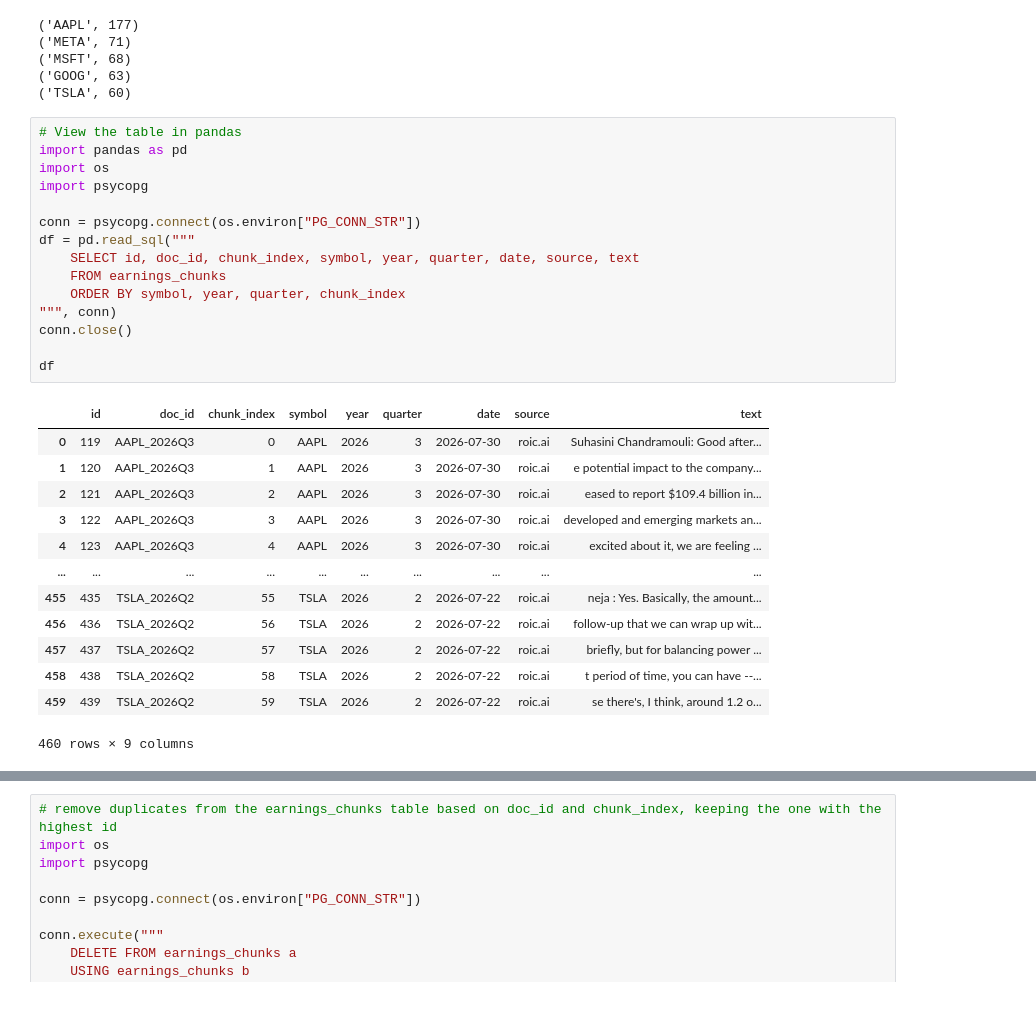
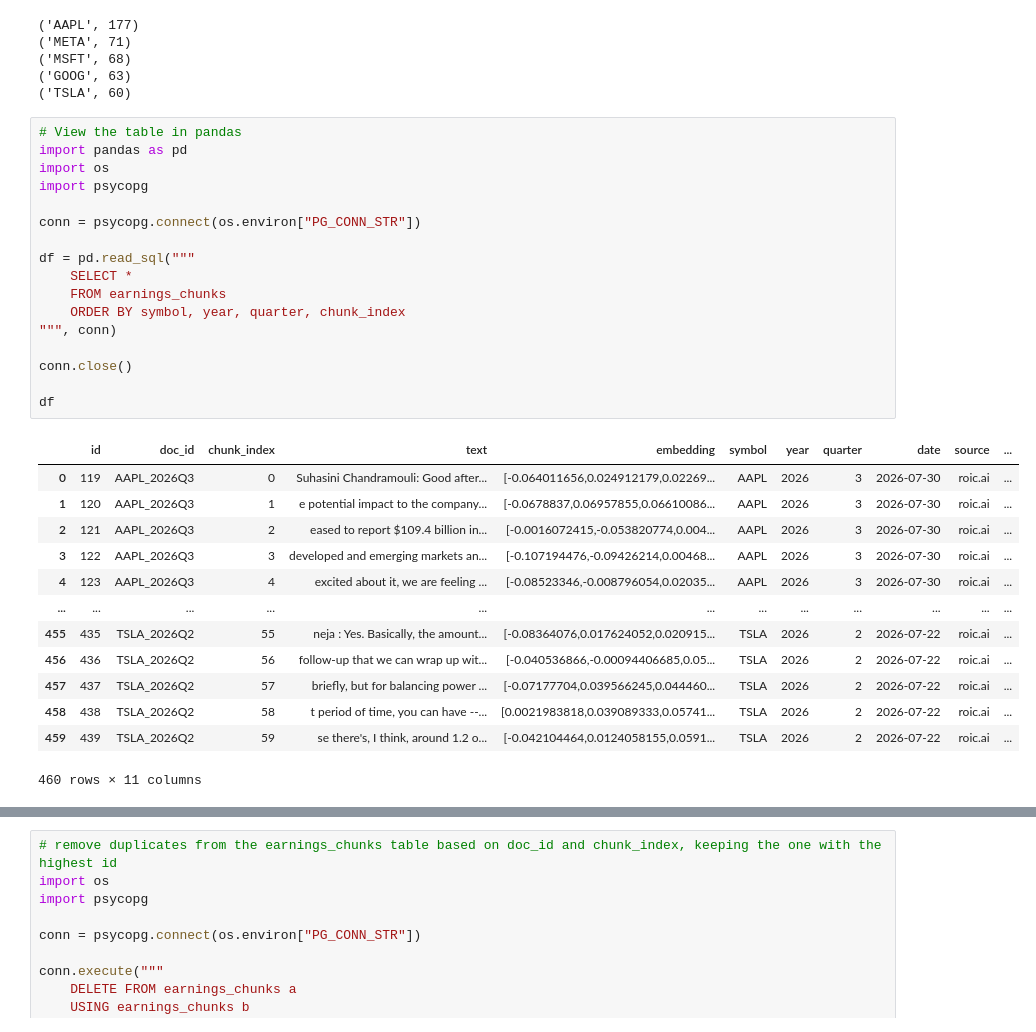
Before and after one commit to camilleecu/Earnings-Call-Intelligence-Agent, a Jupyter notebook: test_notebooks/test_data_ingestion.ipynb, the cells around one changed output, grey strips where cells are left out. Cells and saved outputs as stored; diff of their text form.

```diff
--- a/test_notebooks/test_data_ingestion.ipynb
+++ b/test_notebooks/test_data_ingestion.ipynb
@@ -353,29 +353,31 @@ conn.close()
 # %%
 # View the table in pandas
 import pandas as pd
 import os
 import psycopg
 
 conn = psycopg.connect(os.environ["PG_CONN_STR"])
+
 df = pd.read_sql("""
-    SELECT id, doc_id, chunk_index, symbol, year, quarter, date, source, text
+    SELECT *
     FROM earnings_chunks
     ORDER BY symbol, year, quarter, chunk_index
 """, conn)
+
 conn.close()
 
 df
 # %% [output]
-|  | id | doc_id | chunk_index | symbol | year | quarter | date | source | text |
-| 0 | 119 | AAPL_2026Q3 | 0 | AAPL | 2026 | 3 | 2026-07-30 | roic.ai | Suhasini Chandramouli: Good after... |
-| 1 | 120 | AAPL_2026Q3 | 1 | AAPL | 2026 | 3 | 2026-07-30 | roic.ai | e potential impact to the company... |
-| 2 | 121 | AAPL_2026Q3 | 2 | AAPL | 2026 | 3 | 2026-07-30 | roic.ai | eased to report $109.4 billion in... |
-| 3 | 122 | AAPL_2026Q3 | 3 | AAPL | 2026 | 3 | 2026-07-30 | roic.ai | developed and emerging markets an... |
-| 4 | 123 | AAPL_2026Q3 | 4 | AAPL | 2026 | 3 | 2026-07-30 | roic.ai | excited about it, we are feeling ... |
-| ... | ... | ... | ... | ... | ... | ... | ... | ... | ... |
-| 455 | 435 | TSLA_2026Q2 | 55 | TSLA | 2026 | 2 | 2026-07-22 | roic.ai | neja : Yes. Basically, the amount... |
-| 456 | 436 | TSLA_2026Q2 | 56 | TSLA | 2026 | 2 | 2026-07-22 | roic.ai | follow-up that we can wrap up wit... |
-| 457 | 437 | TSLA_2026Q2 | 57 | TSLA | 2026 | 2 | 2026-07-22 | roic.ai | briefly, but for balancing power ... |
-| 458 | 438 | TSLA_2026Q2 | 58 | TSLA | 2026 | 2 | 2026-07-22 | roic.ai | t period of time, you can have --... |
-| 459 | 439 | TSLA_2026Q2 | 59 | TSLA | 2026 | 2 | 2026-07-22 | roic.ai | se there's, I think, around 1.2 o... |
+|  | id | doc_id | chunk_index | text | embedding | symbol | year | quarter | date | source | ... |
+| 0 | 119 | AAPL_2026Q3 | 0 | Suhasini Chandramouli: Good after... | [-0.064011656,0.024912179,0.02269... | AAPL | 2026 | 3 | 2026-07-30 | roic.ai | ... |
+| 1 | 120 | AAPL_2026Q3 | 1 | e potential impact to the company... | [-0.0678837,0.06957855,0.06610086... | AAPL | 2026 | 3 | 2026-07-30 | roic.ai | ... |
+| 2 | 121 | AAPL_2026Q3 | 2 | eased to report $109.4 billion in... | [-0.0016072415,-0.053820774,0.004... | AAPL | 2026 | 3 | 2026-07-30 | roic.ai | ... |
+| 3 | 122 | AAPL_2026Q3 | 3 | developed and emerging markets an... | [-0.107194476,-0.09426214,0.00468... | AAPL | 2026 | 3 | 2026-07-30 | roic.ai | ... |
+| 4 | 123 | AAPL_2026Q3 | 4 | excited about it, we are feeling ... | [-0.08523346,-0.008796054,0.02035... | AAPL | 2026 | 3 | 2026-07-30 | roic.ai | ... |
+| ... | ... | ... | ... | ... | ... | ... | ... | ... | ... | ... | ... |
+| 455 | 435 | TSLA_2026Q2 | 55 | neja : Yes. Basically, the amount... | [-0.08364076,0.017624052,0.020915... | TSLA | 2026 | 2 | 2026-07-22 | roic.ai | ... |
+| 456 | 436 | TSLA_2026Q2 | 56 | follow-up that we can wrap up wit... | [-0.040536866,-0.00094406685,0.05... | TSLA | 2026 | 2 | 2026-07-22 | roic.ai | ... |
+| 457 | 437 | TSLA_2026Q2 | 57 | briefly, but for balancing power ... | [-0.07177704,0.039566245,0.044460... | TSLA | 2026 | 2 | 2026-07-22 | roic.ai | ... |
+| 458 | 438 | TSLA_2026Q2 | 58 | t period of time, you can have --... | [0.0021983818,0.039089333,0.05741... | TSLA | 2026 | 2 | 2026-07-22 | roic.ai | ... |
+| 459 | 439 | TSLA_2026Q2 | 59 | se there's, I think, around 1.2 o... | [-0.042104464,0.0124058155,0.0591... | TSLA | 2026 | 2 | 2026-07-22 | roic.ai | ... |
-460 rows × 9 columns
+460 rows × 11 columns
```
Also changed, not shown: parts of 4 cells of this notebook, 6 other files.
